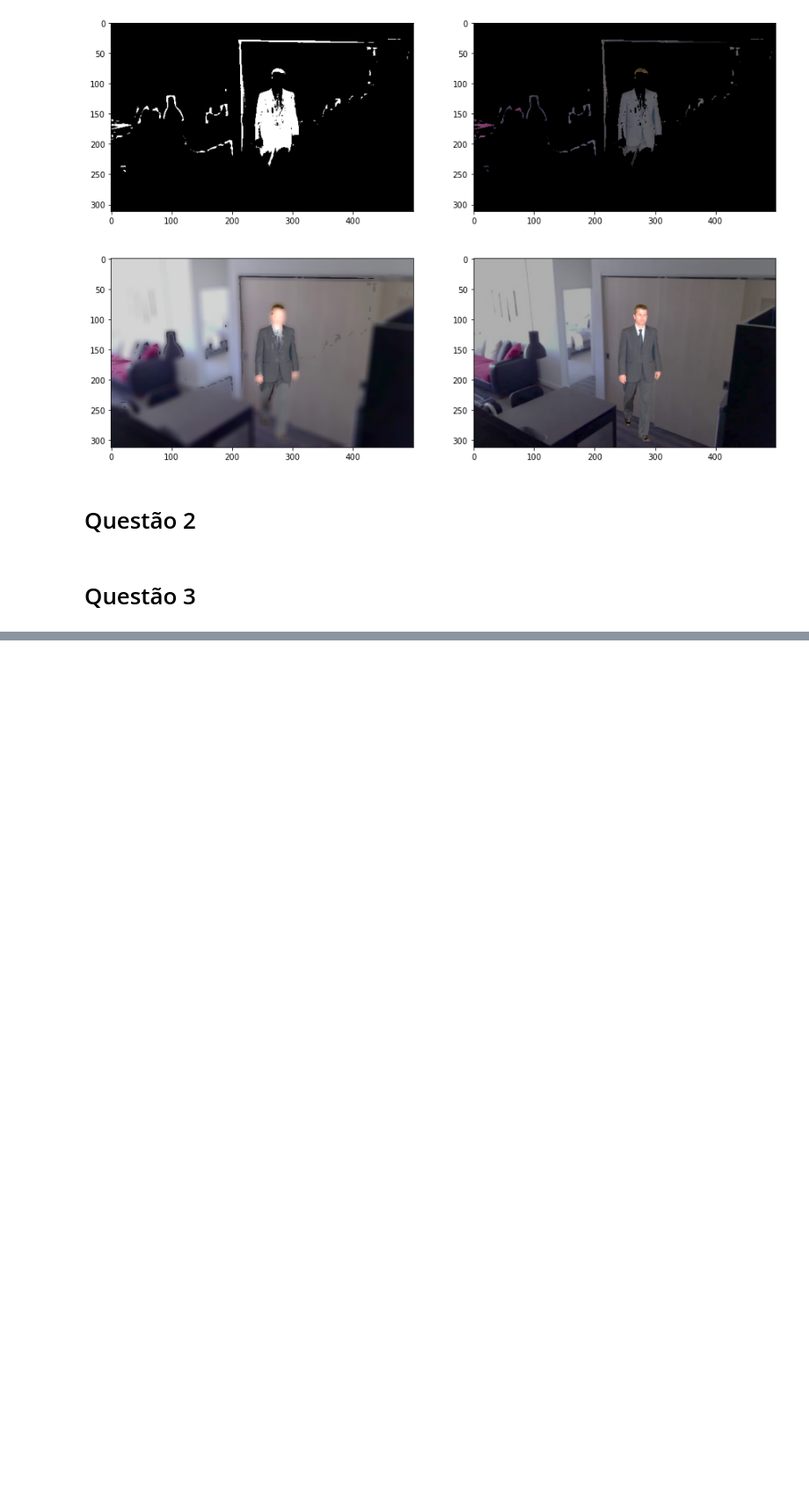
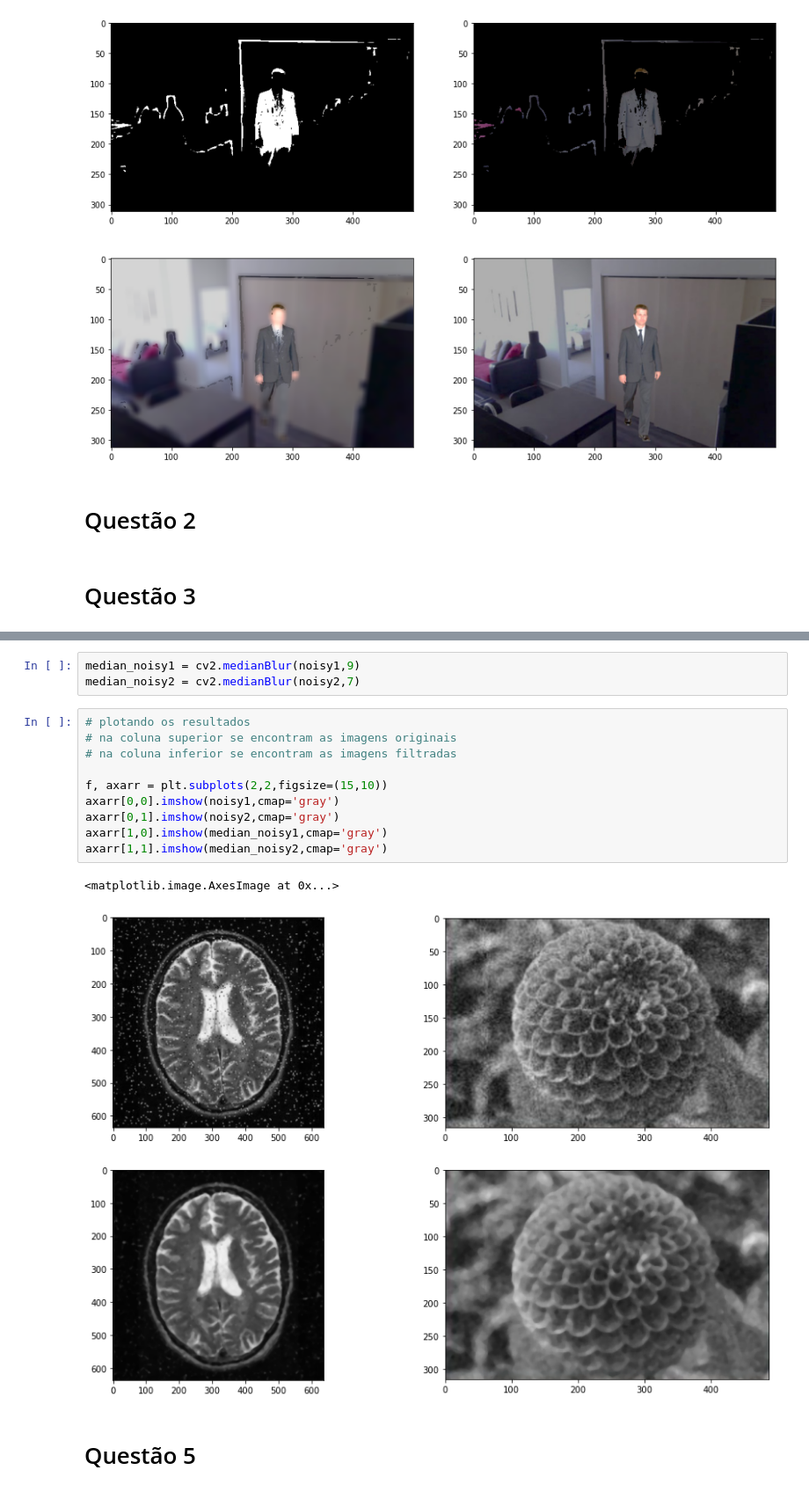
Before and after one commit to lucasmmassa/VisaoComputacional_PLE, a Jupyter notebook: lista1/Lista-1.ipynb, the cells around one changed output, grey strips where cells are left out. Shown at 88% size. Saved outputs shown, nothing was run; the diff lists cells and outputs as text; blank space fills up the shorter version.

```diff
--- a/lista1/Lista-1.ipynb
+++ b/lista1/Lista-1.ipynb
@@ -208,0 +278,18 @@ Clipping input data to the valid range for imshow with RGB data ([0..1] for floa
+# %%
+median_noisy1 = cv2.medianBlur(noisy1,9)
+median_noisy2 = cv2.medianBlur(noisy2,7)
+# %%
+# plotando os resultados
+# na coluna superior se encontram as imagens originais
+# na coluna inferior se encontram as imagens filtradas
+
+f, axarr = plt.subplots(2,2,figsize=(15,10))
+axarr[0,0].imshow(noisy1,cmap='gray')
+axarr[0,1].imshow(noisy2,cmap='gray')
+axarr[1,0].imshow(median_noisy1,cmap='gray')
+axarr[1,1].imshow(median_noisy2,cmap='gray')
+# %% [output]
+<matplotlib.image.AxesImage at 0x...>
+[figure, added]
+# %% [markdown]
+# Questão 5
```
Also changed, not shown: parts of 13 cells of this notebook, 2 other files.
